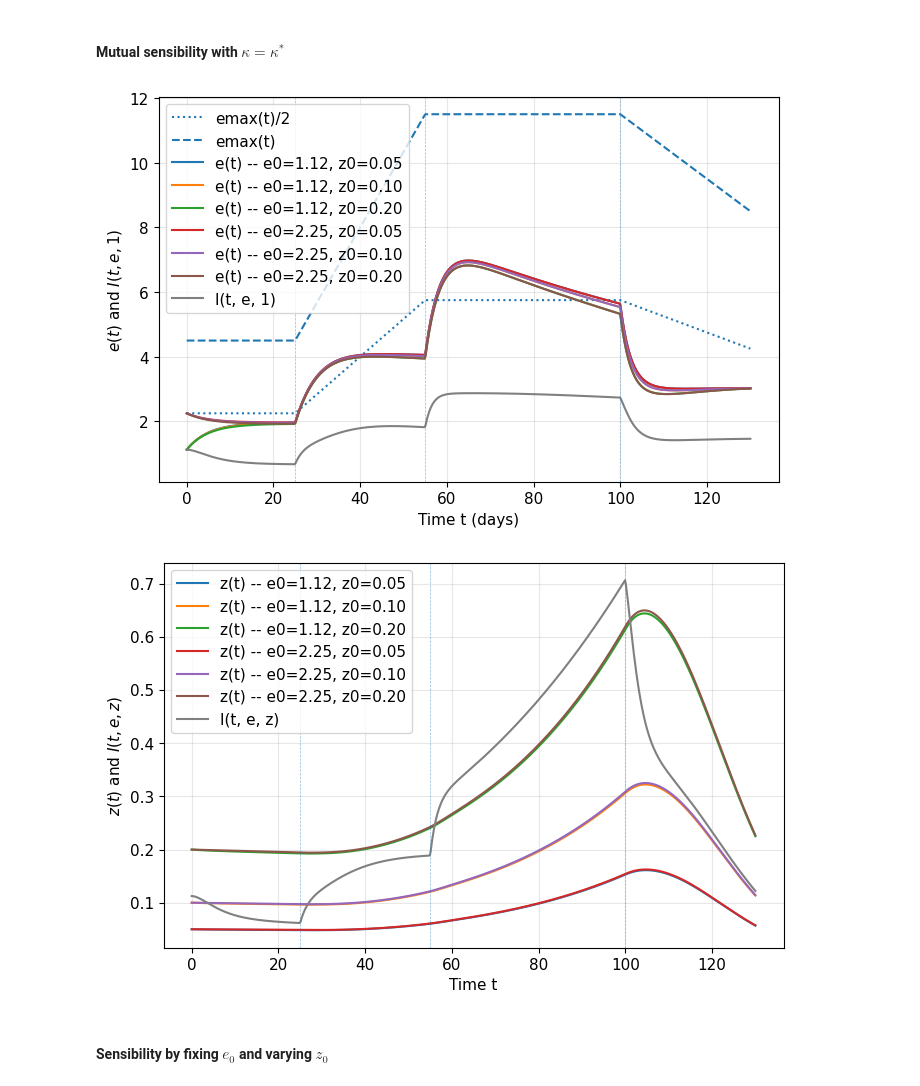
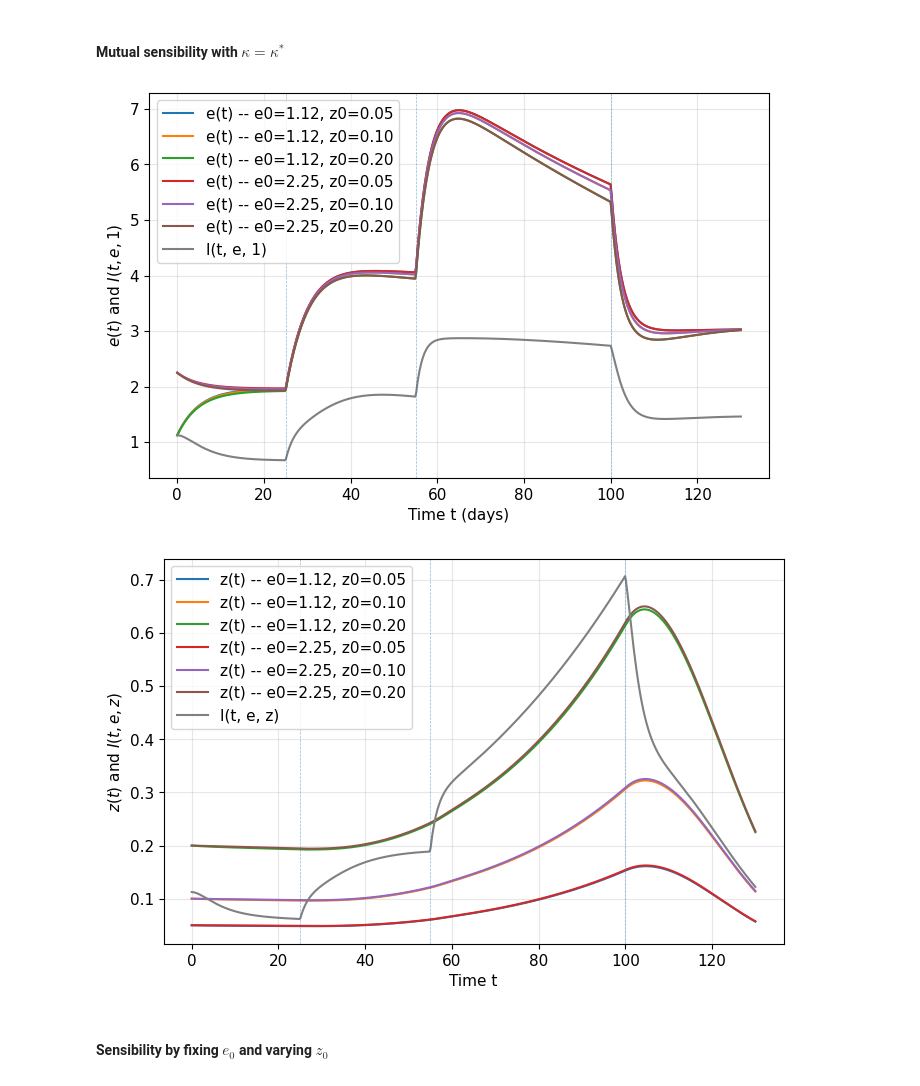
Before and after one commit to HKassogue/water-biomass-model, a Jupyter notebook: simulation-nonautonomous.ipynb, the cells around one changed output. Drawn from its saved outputs; the diff is of its cells as text; code cells hidden in the pictures.

```diff
--- a/simulation-nonautonomous.ipynb
+++ b/simulation-nonautonomous.ipynb
@@ -43,8 +45,8 @@ plt.rcParams["font.size"] = 11
 # %% [markdown]
 ### 2.1. System definition
 # %%
-def system(t, y, emax, u, alpha, beta, gamma, delta):
-    e, z = y
+def system(t, v, emax, u, alpha, beta, gamma, delta):
+    e, z = v
     interaction = e * max(1.0 - e / emax(t), 0.0) * z
     de = -alpha(t) * e - beta(t) * interaction + u(t)
     dz = -gamma(t) * z + delta(t) * interaction
@@ -56,7 +58,7 @@ def simulate(e0, z0, emax, u, alpha, beta, gamma, delta, T, n):
     y0 = (e0, z0)
     t_eval = np.linspace(0.0, T, n)
     sol = solve_ivp(
-        fun=lambda t, y : system(t, y, emax, u, alpha, beta, gamma, delta),
+        fun=lambda t, v : system(t, v, emax, u, alpha, beta, gamma, delta),
         t_span=(0.0, T),
         y0=np.asarray(y0, dtype=float),
         t_eval=t_eval,
@@ -792,36 +796,36 @@ initial_conditions = [
     # (e0_ref*2, z0*2),
 ]
 results = []
 
 for y0 in initial_conditions:
     sol = simulate(y0[0], y0[1], emax, u, alpha, beta, gamma, delta, T, n)
     results.append(sol)
 
-plt.plot(t_eval, emax_eval/2, ":", label="emax(t)/2", color='tab:blue')
-plt.plot(t_eval, emax_eval, "--", label="emax(t)", color='tab:blue')
+# plt.plot(t_eval, emax_eval/2, ":", label="emax(t)/2", color='tab:blue')
+# plt.plot(t_eval, emax_eval, "--", label="emax(t)", color='tab:blue')
 for i, sol in enumerate(results):
     plt.plot(sol.t, sol.y[0], label=f"e(t) -- e0={initial_conditions[i][0]:.2f}, z0={initial_conditions[i][1]:.2f}")
 plt.plot(t_eval, interaction_values, label='I(t, e, 1)', linestyle="-", color='gray')
 for xphase in [25, 55, 100]:
     plt.axvline(xphase, ls="--", lw=0.5, alpha=0.5)
 plt.xlabel("Time t (days)")
 plt.ylabel(r"$e(t)$ and $I(t, e, 1)$")
 plt.legend()
 plt.grid(True, alpha=0.3)
 plt.show()
 
 for i, sol in enumerate(results):
     plt.plot(sol.t, sol.y[1], label=f"z(t) -- e0={initial_conditions[i][0]:.2f}, z0={initial_conditions[i][1]:.2f}")
 plt.plot(t_eval, g_interaction_values, label='I(t, e, z)', color='gray')
 for xphase in [25, 55, 100]:
     plt.axvline(xphase, ls="--", lw=0.5, alpha=0.5)
 plt.xlabel("Time t")
 plt.ylabel(r"$z(t)$ and $I(t, e, z)$")
 plt.legend(loc='best')
 plt.grid(True, alpha=0.3)
 plt.show()
 # %% [output]
-[figure, old version]
+[figure, new version]
 [figure]
 # %% [markdown]
 #### Sensibility by fixing $e_0$ and varying $z_0$
```
Also changed, not shown: parts of 10 cells of this notebook, 1 other file.
